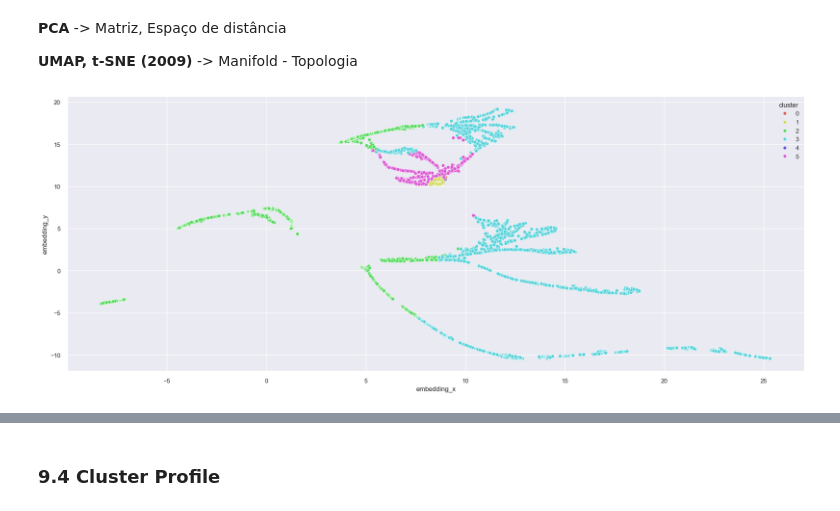
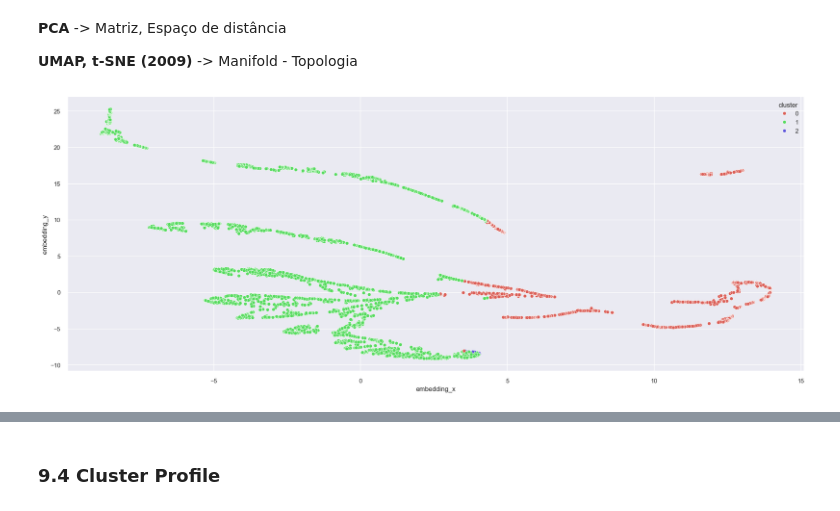
Before and after one commit to GustavoNascimento98/high-value-customers-identification, a Jupyter notebook: notebooks/c0.3-insiders_clustering.ipynb, the cells around one changed output, grey strips where cells are left out. Drawn from its saved outputs; the diff is of its cells as text; code cells hidden in the pictures.

Commit message:
filtering rows and separating data between purchase and devolutions

```diff
--- a/notebooks/c0.3-insiders_clustering.ipynb
+++ b/notebooks/c0.3-insiders_clustering.ipynb
@@ -566,10 +734,10 @@ df_ref.head()
 | 3 | 13748 |
 | 4 | 15100 |
 # %%
-df2_purchase.loc[:, 'gross_revenue'] = df2_purchase.loc[:, 'quantity'] * df2_purchase.loc[:, 'unit_price']
+df2_purchases.loc[:, 'gross_revenue'] = df2_purchases['quantity'] * df2_purchases['unit_price']
 
 # Monetary
-df_monetary = ( df2_purchase[['customer_id', 'gross_revenue']]
+df_monetary = ( df2_purchases[['customer_id', 'gross_revenue']]
                     .groupby('customer_id')
                     .sum()
                     .reset_index()
@@ -579,13 +747,13 @@ df_ref = pd.merge(left=df_ref, right=df_monetary, how='left', on='customer_id')
 
 
 # Recency
-df_recency = ( df2_purchase[['customer_id', 'invoice_date']]
+df_recency = ( df2_purchases[['customer_id', 'invoice_date']]
                     .groupby('customer_id')
                     .max()
                     .reset_index()
             )
 
-df_recency['recency_days'] = ( df2_purchase['invoice_date'].max() - df_recency['invoice_date'] ).dt.days
+df_recency['recency_days'] = ( df2_purchases['invoice_date'].max() - df_recency['invoice_date'] ).dt.days
 df_recency = df_recency[['customer_id', 'recency_days']]
 
 df_ref = pd.merge(left=df_ref, right=df_recency, how='left', on='customer_id')
@@ -593,7 +761,7 @@ df_ref = pd.merge(left=df_ref, right=df_recency, how='left', on='customer_id')
 
 
 # Frequency
-df_frequency = ( df2_purchase[['customer_id', 'invoice_no']]
+df_frequency = ( df2_purchases[['customer_id', 'invoice_no']]
                     .drop_duplicates()
                     .groupby('customer_id')
                     .count()
@@ -606,7 +774,7 @@ df_ref.head()
 
 
 # Avg Ticket
-df_avg_ticket = ( df2_purchase[['customer_id', 'gross_revenue']]
+df_avg_ticket = ( df2_purchases[['customer_id', 'gross_revenue']]
                    .groupby('customer_id')
                    .mean()
                    .reset_index()
@@ -619,18 +787,18 @@ df_ref = pd.merge(left=df_ref, right=df_avg_ticket, how='left', on='customer_id'
 
 
 # Number of returns
-df2_returns_grouped = ( df2_returns[['customer_id', 'invoice_no']]
-                    .drop_duplicates()
-                    .groupby('customer_id')
-                    .count()
-                    .reset_index()
-                    .rename(columns={'invoice_no': 'returns'})
-           )
+# df2_returns_grouped = ( df2_returns[['customer_id', 'invoice_no']]
+#                     .drop_duplicates()
+#                     .groupby('customer_id')
+#                     .count()
+#                     .reset_index()
+#                     .rename(columns={'invoice_no': 'returns'})
+#            )
 
 
-df_ref = pd.merge(left=df_ref, right=df2_returns_grouped, how='left', on='customer_id')
+# df_ref = pd.merge(left=df_ref, right=df2_returns_grouped, how='left', on='customer_id')
 
-df_ref.loc[ df_ref['returns'].isna(), 'returns' ] = 0
+# df_ref.loc[ df_ref['returns'].isna(), 'returns' ] = 0
 
 
 df_ref.head()
@@ -675,4 +858,4 @@ df5['gross_revenue'] = ss.fit_transform( df5[['gross_revenue']] )
 df5['recency_days']  = ss.fit_transform( df5[['recency_days']] )
 df5['frequency']     = ss.fit_transform( df5[['frequency']] )
 df5['avg_ticket']    = ss.fit_transform( df5[['avg_ticket']] )
-df5['returns']       = ss.fit_transform( df5[['returns']] )
+# df5['returns']       = ss.fit_transform( df5[['returns']] )
@@ -745,7 +932,7 @@ for k, ax in zip(clusters, axes.ravel()):
 ### 8.1 K-Means
 # %%
 # model definition
-k_best = 6
+k_best = 3
 kmeans = KMeans(init='random', n_clusters=k_best, n_init=10, max_iter=300, random_state=42)
 
 # model training
@@ -806,16 +991,16 @@ import umap.umap_ as umap
 # %%
-reducer = umap.UMAP(n_neighbors=40)
+reducer = umap.UMAP(n_neighbors=35)
 
 embedding = reducer.fit_transform(X)
 
 # embedding
 df_viz['embedding_x'] = embedding[:, 0]
 df_viz['embedding_y'] = embedding[:, 1]
 
 # plot UMAP
 sns.scatterplot(x='embedding_x', y='embedding_y', hue='cluster', palette=sns.color_palette('hls', n_colors=k_best), data=df_viz);
 # %% [output]
-[figure, old version]
+[figure, new version]
 # %%
 import umap.plot
 
```
Also changed, not shown: parts of 67 cells of this notebook.
